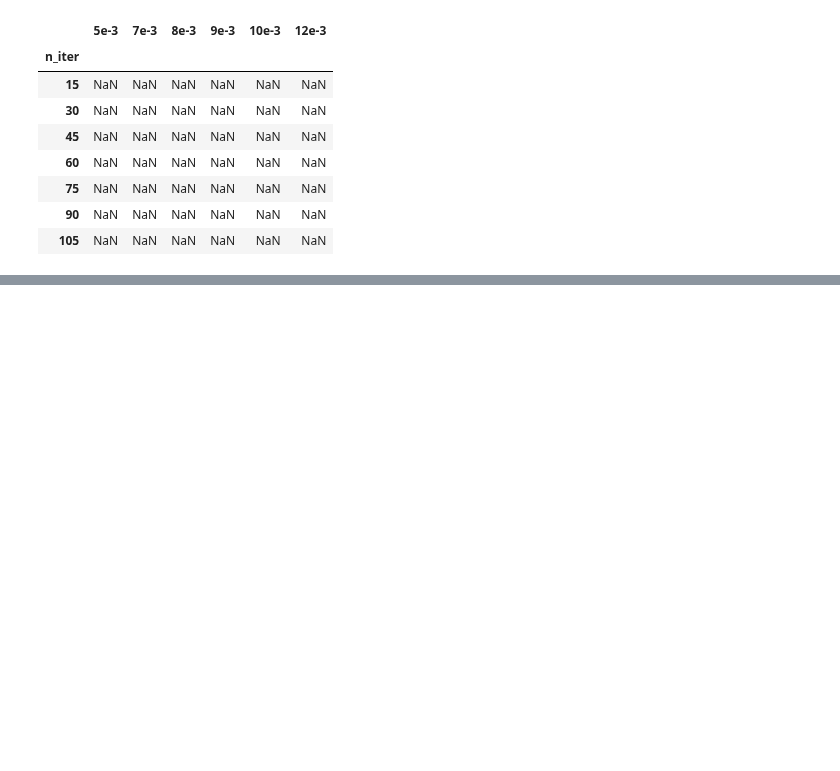
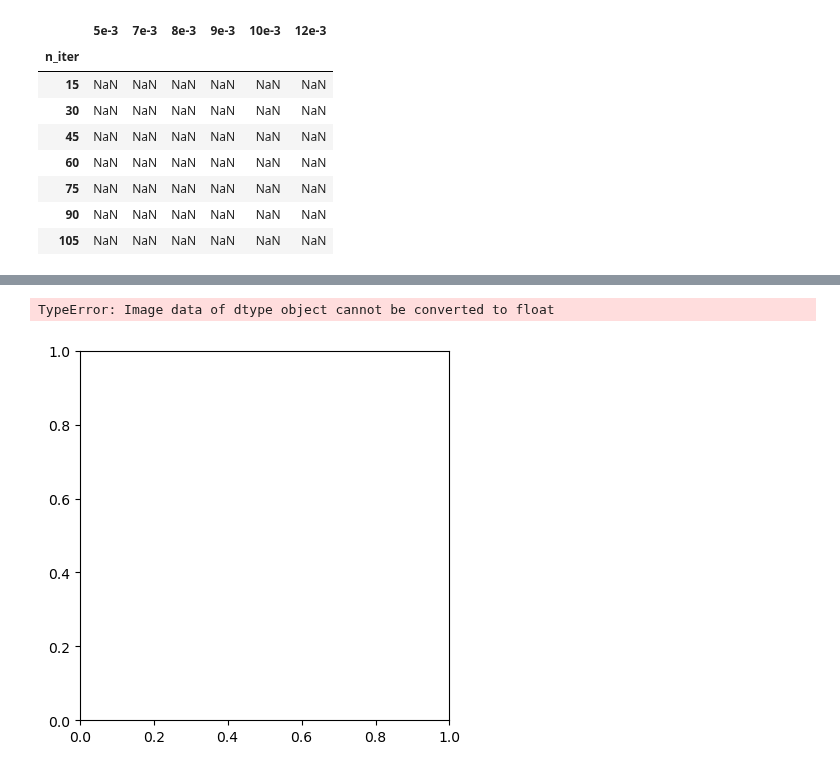
Before and after one commit to jwaiton/next_misc, a Jupyter notebook: miscellaneous/plot_FOM_2d.ipynb, the cells around one changed output, grey strips where cells are left out. Cells and saved outputs as stored; diff of their text form; code cells hidden in the pictures; blank space fills up the shorter version.

```diff
--- a/miscellaneous/plot_FOM_2d.ipynb
+++ b/miscellaneous/plot_FOM_2d.ipynb
@@ -306,0 +322,13 @@ ValueError: No axis named 2 for object type DataFrame
+# %%
+fom_01 = df.loc['15']
+print(fom_01[1])
+print(fom_01[0])
+print(df.index[0])
+fom_list = []
+for i in range(len(df.index)):
+    fom_list.append(df.loc[df.index[i]].to_numpy())
+
+fom_list = np.array(fom_list)
+#reshape into x,y array
+x_vals = (df.columns).to_list()
+y_vals = (df.index).to_list()
@@ -306,0 +359,5 @@ ValueError: No axis named 2 for object type DataFrame
+# %%
+plot_2Dhist(fom_list.T, x_vals, y_vals, title = 'FOM LPR', xlabel_title = 'number of iterations', ylabel_title = 'e_cut')
+# %% [output]
+TypeError: Image data of dtype object cannot be converted to float
+[figure, added]
```
Also changed, not shown: parts of 10 cells of this notebook.
